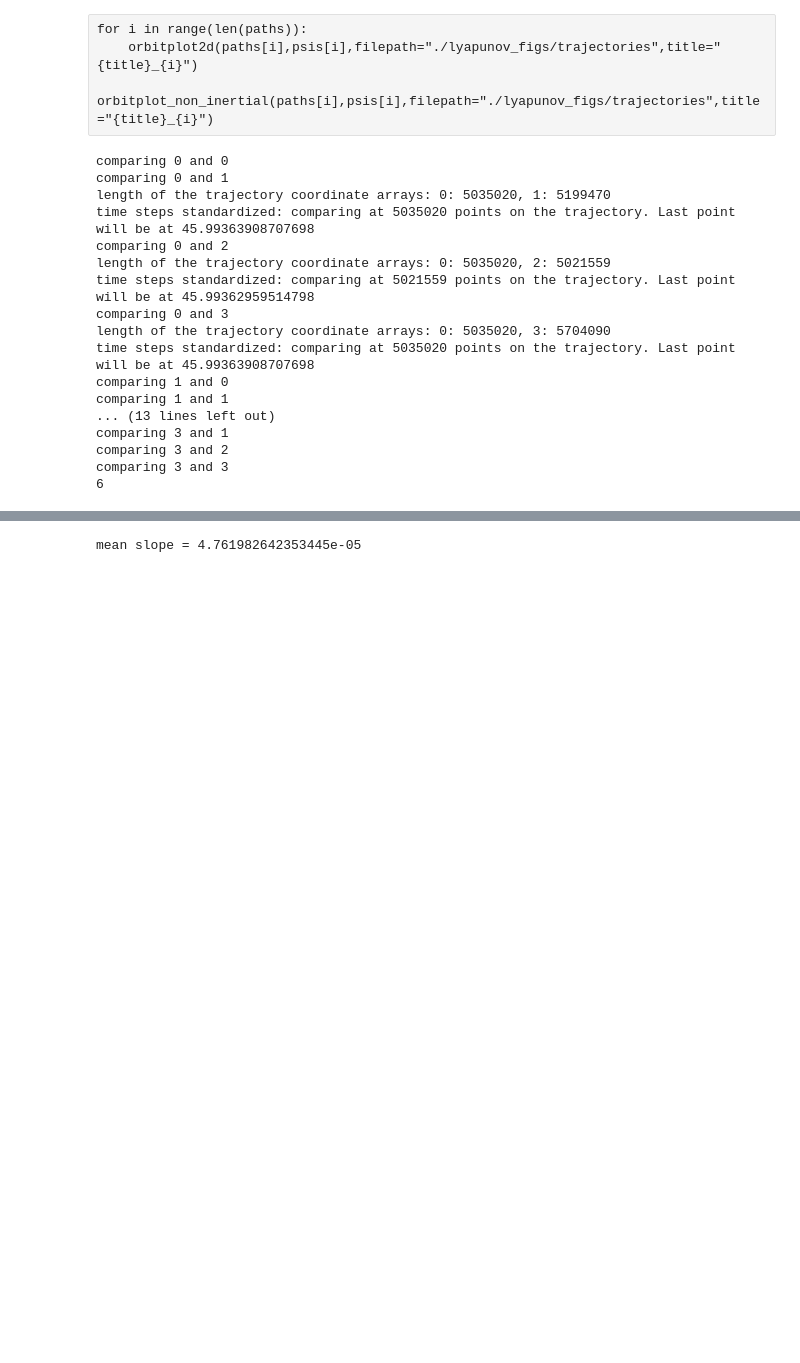
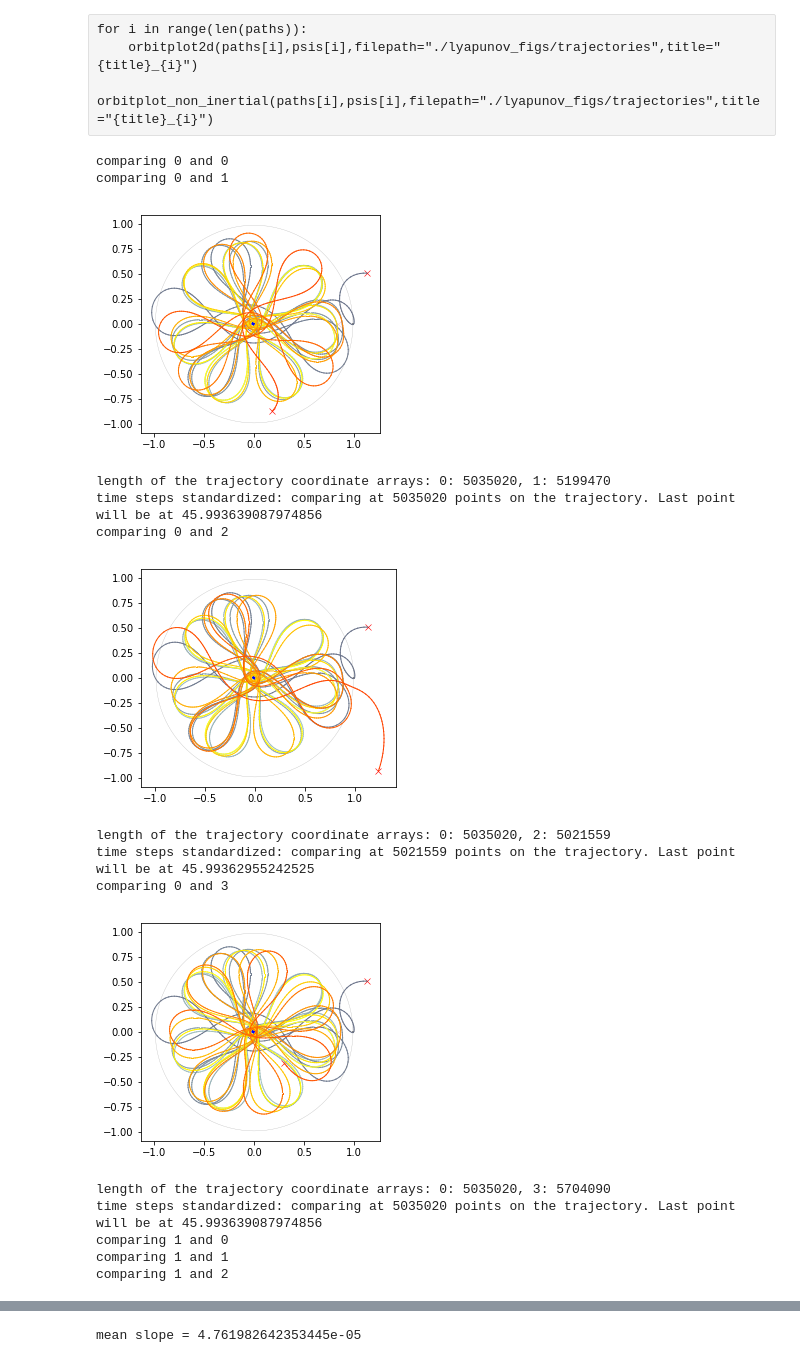
Before and after one commit to gandalfsaxe/letomes, a Jupyter notebook: code/notebooks/lyapunov.ipynb, the cells around one changed output, grey strips where cells are left out. Saved outputs shown, nothing was run; the diff lists cells and outputs as text; code cells hidden in the pictures; blank space fills up the shorter version.

```diff
--- a/code/notebooks/lyapunov.ipynb
+++ b/code/notebooks/lyapunov.ipynb
@@ -59,51 +59,51 @@ for a in range(N):
         print(f"comparing {a} and {b}")
         if a>=b:
             continue
+        multi_plot([paths[a],paths[b]],[psis[a],psis[b]],orbitplot_non_inertial)
         lyap=[]
         _a=np.array(paths[a][1]).T
         _b=np.array(paths[b][1]).T
         xas=_a[0]
         yas=_a[1]
         xbs=_b[0]
         ybs=_b[1]
 #         hs=(_a[4],_b[4])
         ts=(_a[5],_b[5])
         print(f"length of the trajectory coordinate arrays: {a}: {len(xas)}, {b}: {len(xbs)}")
 
 #         ts=[None,None]
 #         for l in range(len(hs)):
 #             idxs=[]
 #             tally=0
 #             for i in range(len(hs[l])): # each time step h, check whether the little tally has reached our threshold.
 #                 h=hs[l][i]              # if it has, take that index as a time step
 #                 tally+=h
 #                 if tally>=1.5e-5:
 #                     idxs.append(i)
 #                     tally=0
 #             ts[l] = idxs
 
         _,min_ts = min([(len(x), list(x)) for x in ts])
         print(f"time steps standardized: comparing at {len(min_ts)} points on the trajectory. Last point will be at {max(min_ts)}")
         for idx in range(len(min_ts)):
 #             idx=min_ts[i]
             lyap.append(sqrt((xas[idx]-xbs[idx])**2+(yas[idx]-ybs[idx])**2))
         lyaps.append(lyap)
 print(len(lyaps))
 # %% [output]
 comparing 0 and 0
 comparing 0 and 1
-length of the trajectory coordinate arrays: 0: 5035020, 1: 5199470
-time steps standardized: comparing at 5035020 points on the trajectory. Last point will be at 45.99363908707698
-comparing 0 and 2
-length of the trajectory coordinate arrays: 0: 5035020, 2: 5021559
-time steps standardized: comparing at 5021559 points on the trajectory. Last point will be at 45.99362959514798
-comparing 0 and 3
-length of the trajectory coordinate arrays: 0: 5035020, 3: 5704090
-time steps standardized: comparing at 5035020 points on the trajectory. Last point will be at 45.99363908707698
-comparing 1 and 0
-comparing 1 and 1
-... (13 lines left out)
-comparing 3 and 1
-comparing 3 and 2
-comparing 3 and 3
-6
+[figure, added]
+length of the trajectory coordinate arrays: 0: 5035020, 1: 5199470
+time steps standardized: comparing at 5035020 points on the trajectory. Last point will be at 45.993639087974856
+comparing 0 and 2
+[figure, added]
+length of the trajectory coordinate arrays: 0: 5035020, 2: 5021559
+time steps standardized: comparing at 5021559 points on the trajectory. Last point will be at 45.99362955242525
+comparing 0 and 3
+[figure, added]
+length of the trajectory coordinate arrays: 0: 5035020, 3: 5704090
+time steps standardized: comparing at 5035020 points on the trajectory. Last point will be at 45.993639087974856
+comparing 1 and 0
+comparing 1 and 1
+comparing 1 and 2
```
Also changed, not shown: parts of 3 cells of this notebook, 3 other files.
